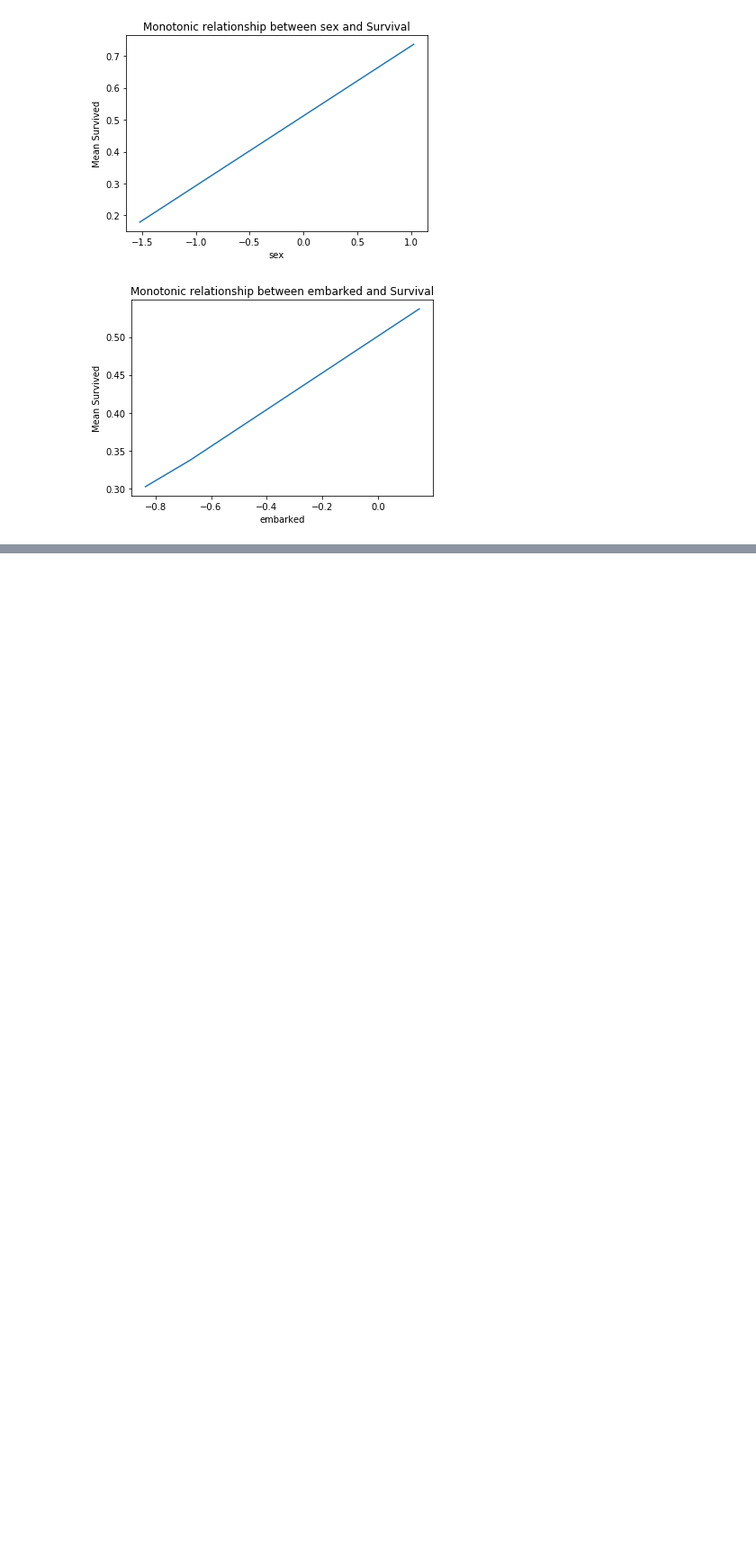
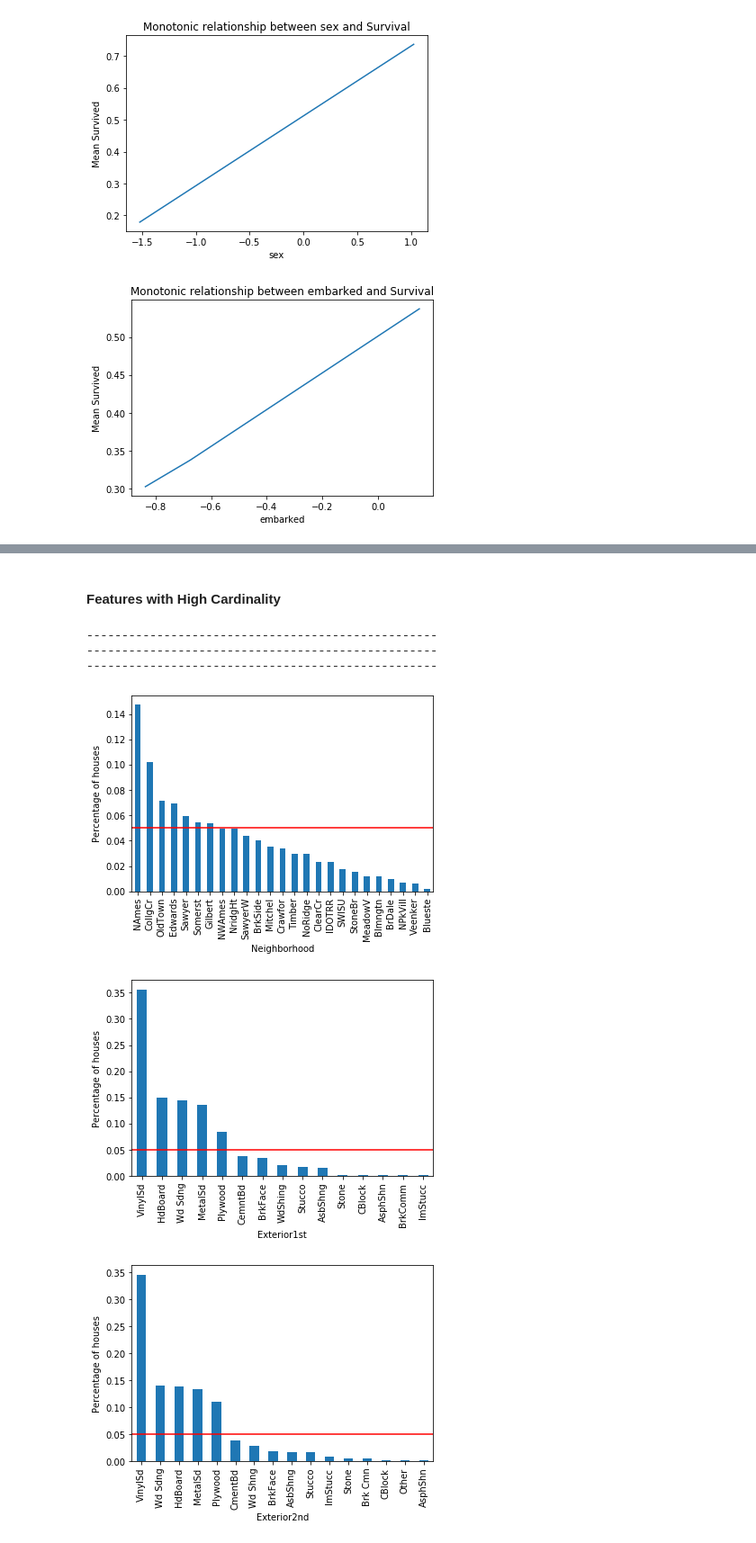
Before and after one commit to KarthikKothareddy/FeatureEngineering, a Jupyter notebook: categorical_variable_encoding.ipynb, the cells around one changed output, grey strips where cells are left out. Shown at 90% size. Cells and saved outputs as stored; diff of their text form; code cells hidden in the pictures; blank space fills up the shorter version.

```diff
--- a/categorical_variable_encoding.ipynb
+++ b/categorical_variable_encoding.ipynb
@@ -1572,0 +1605,5 @@ for var in ['cabin', 'sex', 'embarked']:
+# %%
+# load dataset
+data = pd.read_csv('data/housing.csv')
+data.head()
+data.shape
@@ -1572,0 +1612,8 @@ for var in ['cabin', 'sex', 'embarked']:
+# %%
+x_train, x_test, y_train, y_test = train_test_split(
+    data.drop(labels=['SalePrice'], axis=1), # predictors
+    data.SalePrice, # target
+    test_size=0.3,
+    random_state=0)
+
+x_train.shape, x_test.shape
@@ -1572,0 +1652,11 @@ for var in ['cabin', 'sex', 'embarked']:
+# %%
+# identify features with cardinality 4
+threshold = 4
+cols = [
+    x for x in x_train.columns
+    if x_train[x].dtype == "O" and x_train[x].nunique() == threshold
+]
+
+for col in cols:
+    print(x_train.groupby([col])[col].count()/len(x_train))
+    print("-"*50)
@@ -1572,0 +1681,30 @@ for var in ['cabin', 'sex', 'embarked']:
+# %% [markdown]
+#### Features with High Cardinality
+# %%
+# identify features with high cardinality
+threshold = 10
+high_cardinality = [
+    x for x in x_train.columns
+    if x_train[x].dtype == "O" and x_train[x].nunique() > threshold
+]
+for col in high_cardinality:
+    # print(x_train.groupby([col])[col].count()/len(x_train))
+    print("-"*50)
+
+for col in high_cardinality:
+    temp_df = pd.Series(x_train[col].value_counts() / len(x_train) )
+    # make plot with the above percentages
+    fig = temp_df.sort_values(ascending=False).plot.bar()
+    fig.set_xlabel(col)
+
+    # add a line at 5 % to flag the threshold for rare categories
+    fig.axhline(y=0.05, color='red')
+    fig.set_ylabel('Percentage of houses')
+    plt.show()
+# %% [output]
+--------------------------------------------------
+--------------------------------------------------
+--------------------------------------------------
+[figure, added]
+[figure, added]
+[figure, added]
```
Also changed, not shown: parts of 24 cells of this notebook.
